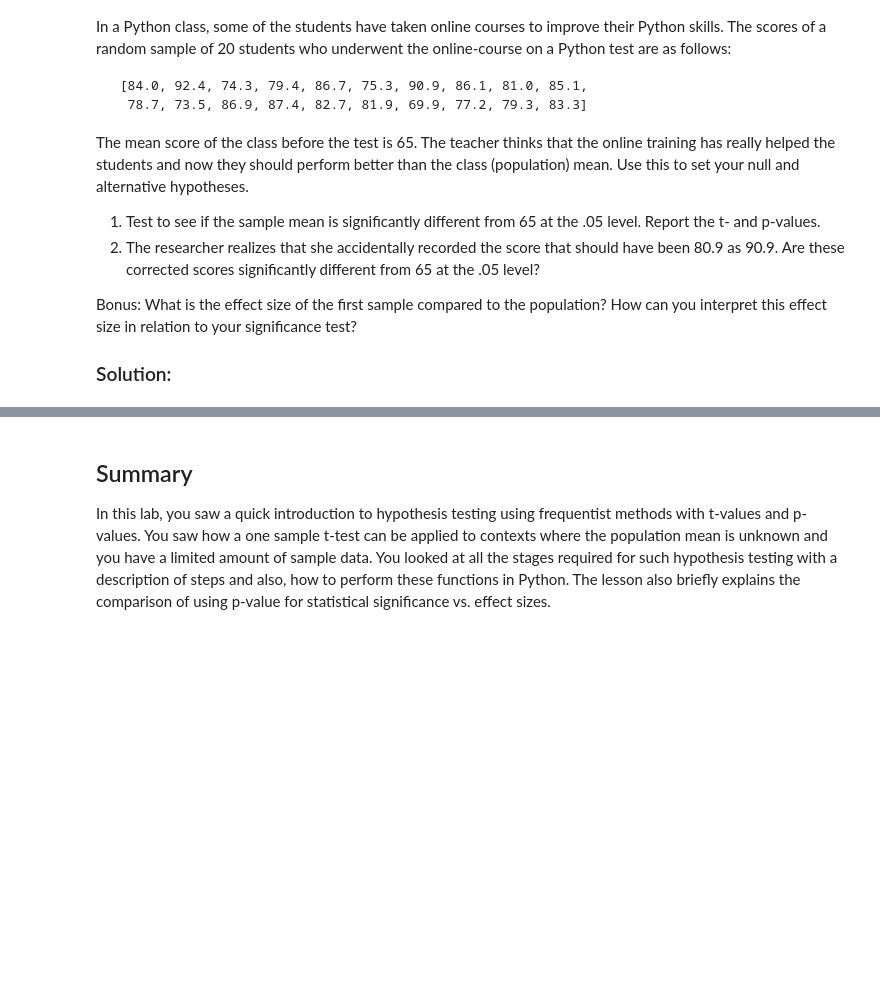
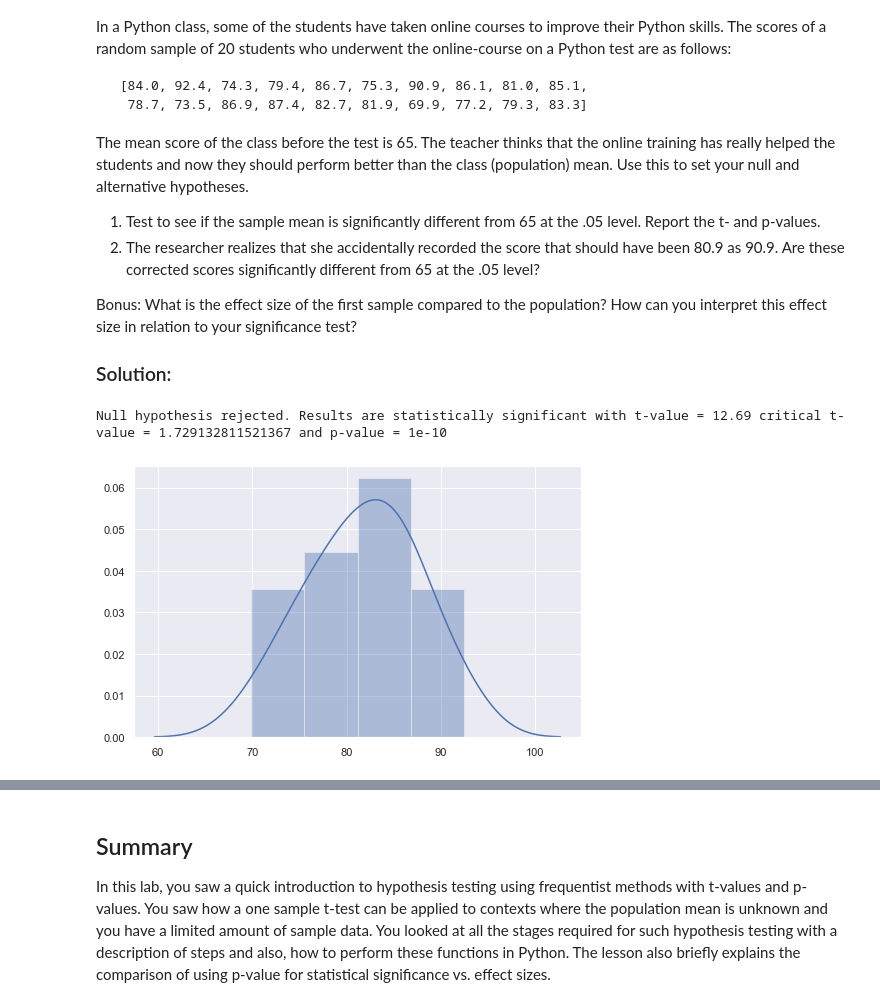
Before and after one commit to Galdina/dsc-one-sample-t-tests-lab-online-ds-ft-120919, a Jupyter notebook: index.ipynb, the cells around one changed output, grey strips where cells are left out. Drawn from its saved outputs; the diff is of its cells as text; code cells hidden in the pictures; blank space fills up the shorter version.

```diff
--- a/index.ipynb
+++ b/index.ipynb
@@ -35,3 +15,36 @@ def one_sample_ttest(sample, popmean, alpha):
+# %%
+def one_sample_ttest(sample, popmean, alpha):
+
+    # Visualize sample distribution for normality
+    sns.set(color_codes=True)
+    sns.set(rc={'figure.figsize':(8,5)})
+    sns.distplot(sample)
+
+    # Population mean
+    mu = popmean
+
+    # Sample mean (x̄) using NumPy mean()
+    x_bar= sample.mean()
+
+    # Sample Standard Deviation (sigma) using Numpy
+    sigma = np.std(sample)
+
+    # Degrees of freedom
+    df = len(sample) - 1
+
+    # Calculate the critical t-value
+    t_crit = stats.t.ppf(1 - alpha, df=df)
+
+    # Calculate the t-value and p-value
+    t_p_value = stats.ttest_1samp(a= sample, popmean= mu)
+
+    # return results
+    if (t_p_value[0]>t_crit) and (t_p_value[1]<alpha):
+        print ("Null hypothesis rejected. Results are statistically significant with t-value =",
+                round(t_p_value[0], 2), "critical t-value =", t_crit, "and p-value =", np.round((t_p_value[1]), 10))
+    else:
+        print ("Null hypothesis is True with t-value =",
+                round(t_p_value[0], 2), ", critical t-value =", t_crit, "and p-value =", np.round((t_p_value[1]), 10))
 # %% [markdown]
 ### Exercise 2:
 
@@ -52,3 +65,17 @@ Bonus: What is the effect size of the first sample compared to the population? H
 
 
 ### Solution:
+# %%
+from scipy import stats
+import numpy as np
+import seaborn as sns
+
+sample = np.array([84.0, 92.4, 74.3, 79.4, 86.7, 75.3, 90.9, 86.1, 81.0, 85.1,
+      78.7, 73.5, 86.9, 87.4, 82.7, 81.9, 69.9, 77.2, 79.3, 83.3] )
+
+popmean = 65
+alpha = 0.05
+one_sample_ttest(sample, popmean, alpha)
+# %% [output]
+Null hypothesis rejected. Results are statistically significant with t-value = 12.69 critical t-value = 1.729132811521367 and p-value = 1e-10
+[figure, added]
```
Also changed, not shown: parts of 2 cells of this notebook.
